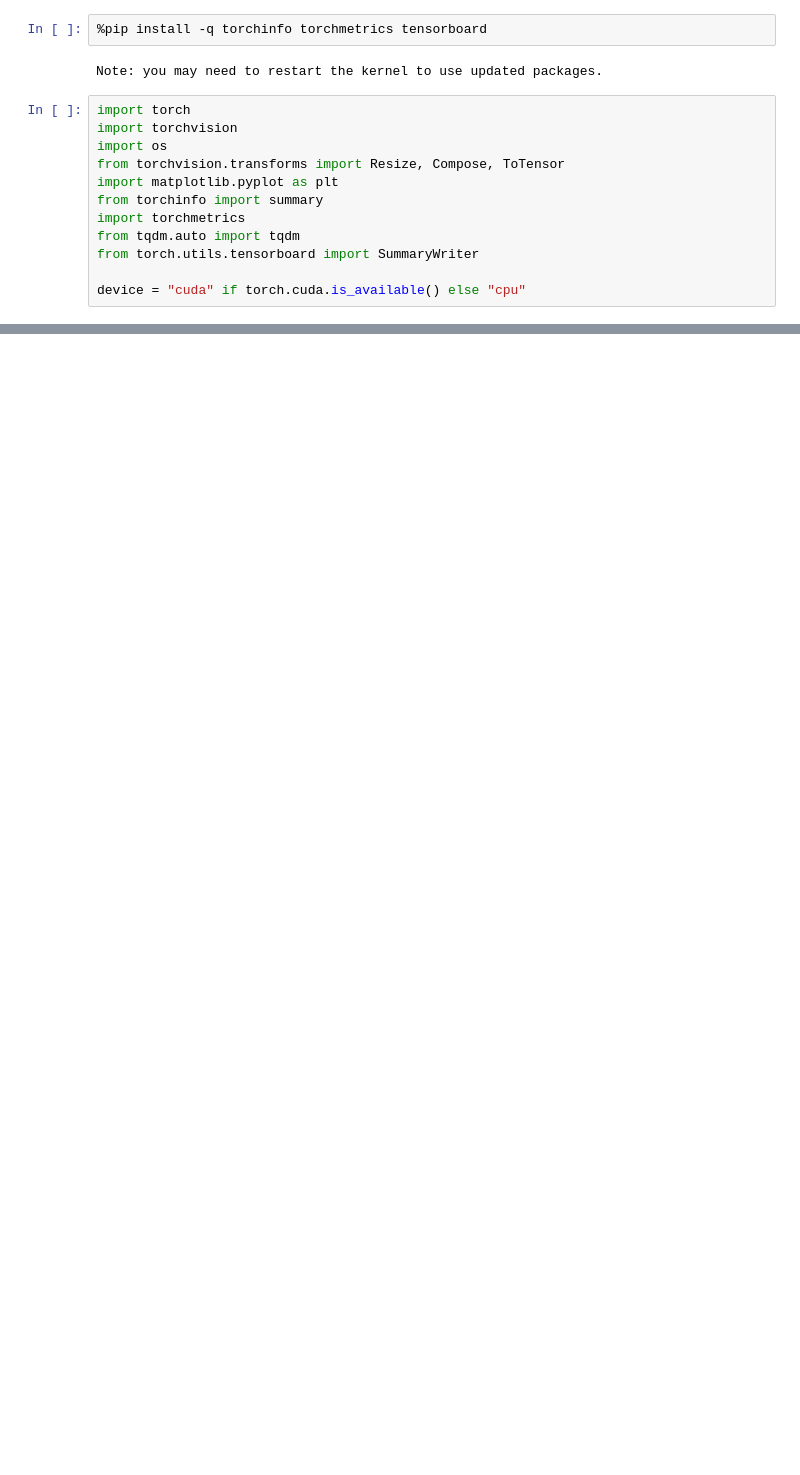
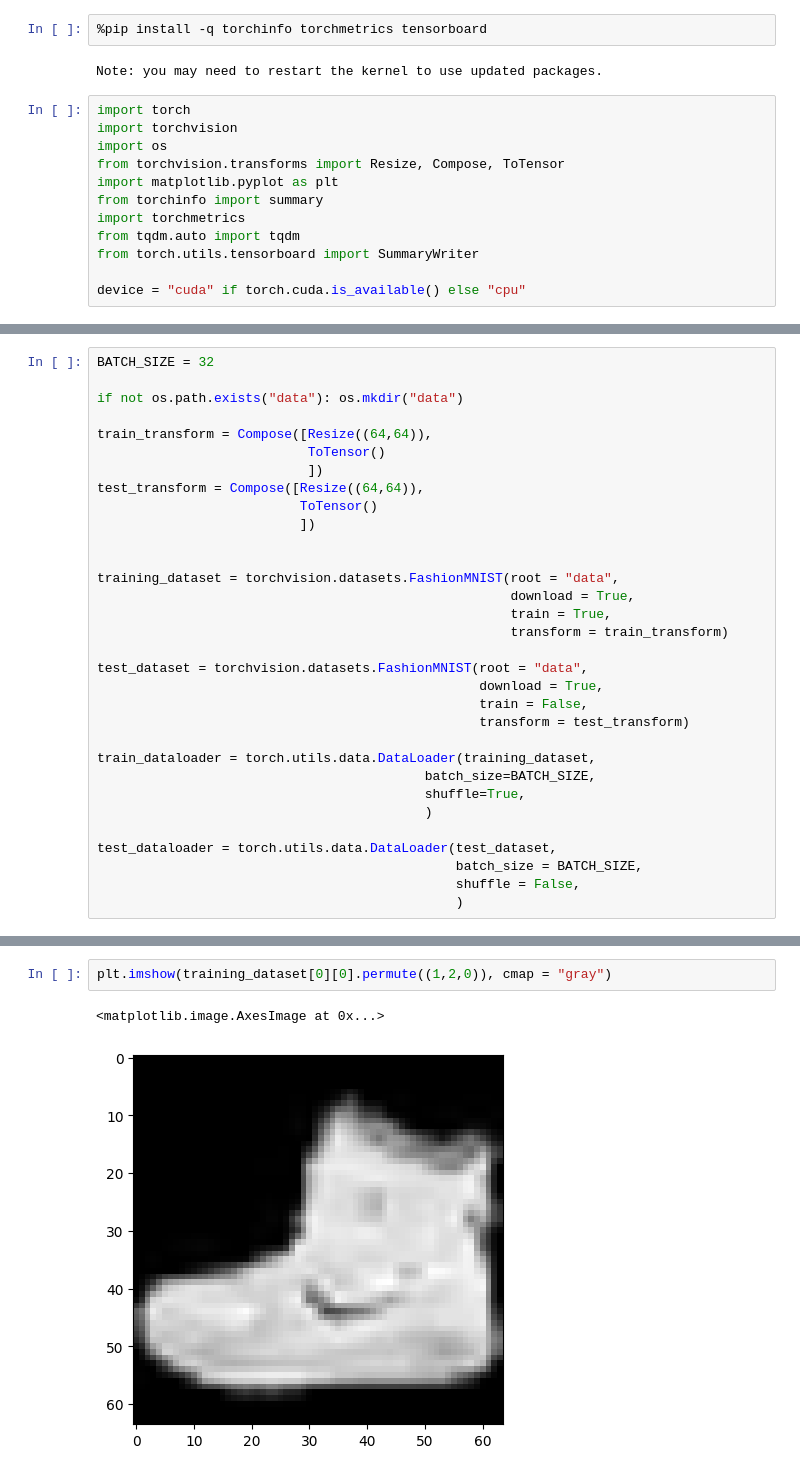
Before and after one commit to akshayballal95/pytorch-experiment-tracking, a Jupyter notebook: experiment_tracking.ipynb, the cells around one changed output, grey strips where cells are left out. Cells and saved outputs as stored; diff of their text form; blank space fills up the shorter version.

```diff
--- a/experiment_tracking.ipynb
+++ b/experiment_tracking.ipynb
@@ -20,0 +62,32 @@ device
+# %%
+BATCH_SIZE = 32
+
+if not os.path.exists("data"): os.mkdir("data")
+
+train_transform = Compose([Resize((64,64)),
+                           ToTensor()
+                           ])
+test_transform = Compose([Resize((64,64)),
+                          ToTensor()
+                          ])
+
+
+training_dataset = torchvision.datasets.FashionMNIST(root = "data",
+                                                     download = True,
+                                                     train = True,
+                                                     transform = train_transform)
+
+test_dataset = torchvision.datasets.FashionMNIST(root = "data",
+                                                 download = True,
+                                                 train = False,
+                                                 transform = test_transform)
+
+train_dataloader = torch.utils.data.DataLoader(training_dataset,
+                                          batch_size=BATCH_SIZE,
+                                          shuffle=True,
+                                          )
+
+test_dataloader = torch.utils.data.DataLoader(test_dataset,
+                                              batch_size = BATCH_SIZE,
+                                              shuffle = False,
+                                              )
@@ -20,0 +102,5 @@ device
+# %%
+plt.imshow(training_dataset[0][0].permute((1,2,0)), cmap = "gray")
+# %% [output]
+<matplotlib.image.AxesImage at 0x...>
+[figure, added]
```
Also changed, not shown: parts of 13 cells of this notebook.
